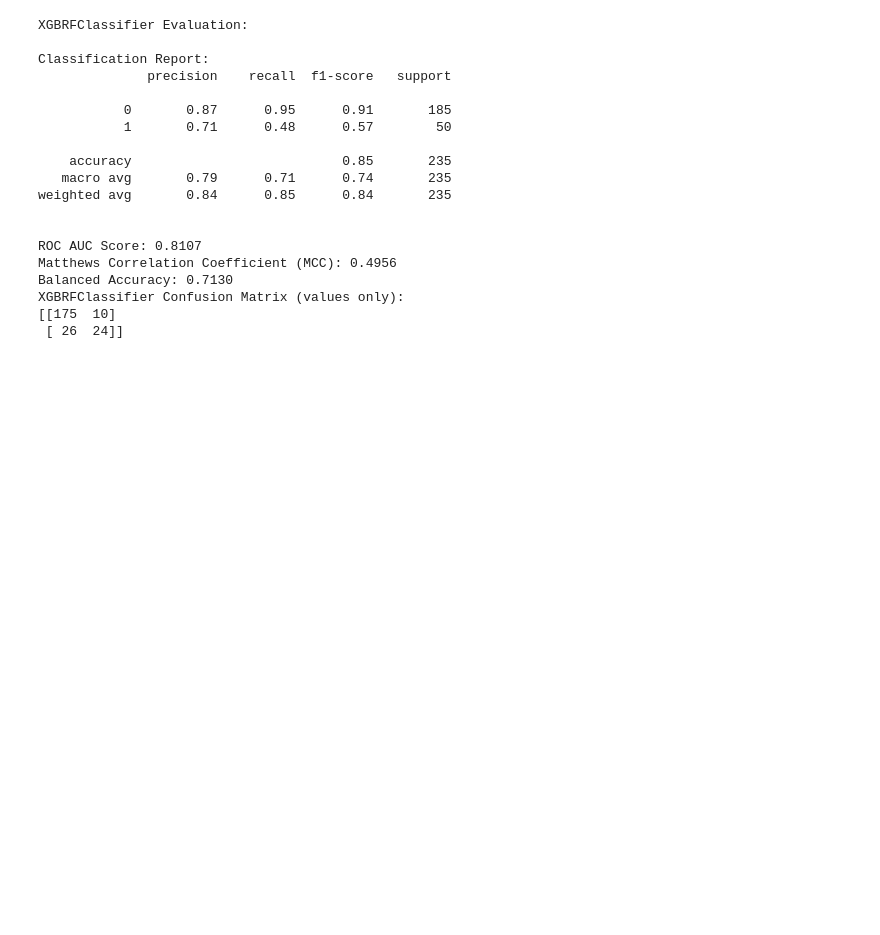
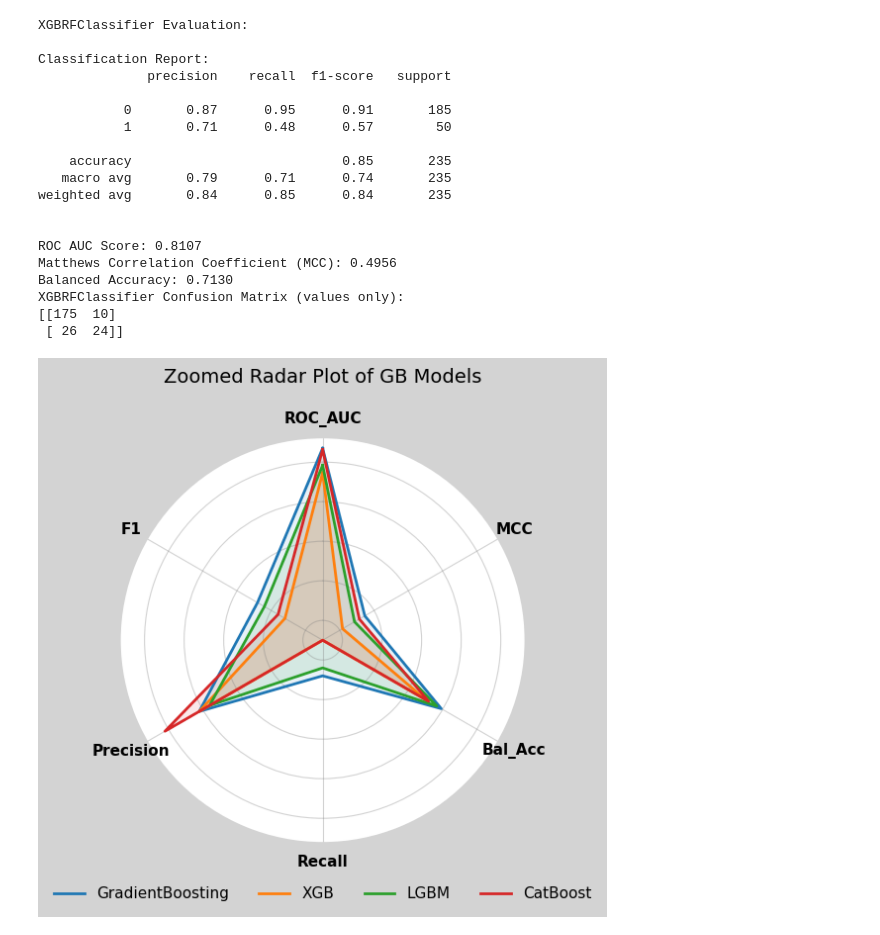
Before and after one commit to MAP9900/Convoy-Predictor-Project, a Jupyter notebook: notebooks/exploration/Algorithm_Test_2.ipynb, the cells around one changed output. Drawn from its saved outputs; the diff is of its cells as text; code cells hidden in the pictures; blank space fills up the shorter version.

Commit message:
Create New GB_Radar_Plot

```diff
--- a/notebooks/exploration/Algorithm_Test_2.ipynb
+++ b/notebooks/exploration/Algorithm_Test_2.ipynb
@@ -211,6 +213,7 @@ MLPClassifier Confusion Matrix (values only):
 #Test of Gradient Descent Classifiers:
 
 xgboostclassifiers = [
+("GB", GradientBoostingClassifier(random_state=1945)), #Add in Sklearn GB Model for easier comparison
 ("XGBC", XGBClassifier(random_state=1945, use_label_encoder=False, eval_metric="logloss")), #avoid waring messages
 ("LGBMC", LGBMClassifier(random_state=1945)),
 ("CatB", CatBoostClassifier(random_state=1945, verbose=0)) #verbose=0 to not print every iteration
@@ -318,0 +329,63 @@ XGBRFClassifier Confusion Matrix (values only):
+# %%
+#Spider Plot Of GB Models
+models_metrics = {
+    "GradientBoosting": {"ROC_AUC": 0.835, "MCC": 0.473, "Bal_Acc": 0.696, "Recall": 0.44, "Precision": 0.71, "F1": 0.54},
+    "XGB":              {"ROC_AUC": 0.773, "MCC": 0.408, "Bal_Acc": 0.651, "Recall": 0.34, "Precision": 0.71, "F1": 0.46},
+    "LGBM":             {"ROC_AUC": 0.792, "MCC": 0.443, "Bal_Acc": 0.683, "Recall": 0.42, "Precision": 0.68, "F1": 0.52},
+    "CatBoost":         {"ROC_AUC": 0.832, "MCC": 0.457, "Bal_Acc": 0.659, "Recall": 0.34, "Precision": 0.81, "F1": 0.48},}
+
+axes = ["ROC_AUC", "MCC", "Bal_Acc", "Recall", "Precision", "F1"]
+N = len(axes)
+#Zoom window
+rmin, rmax = 0.35, 0.86
+def norm(v):
+    return (v - rmin) / (rmax - rmin)
+angles = np.linspace(0, 2*np.pi, N, endpoint=False)
+angles = np.concatenate([angles, [angles[0]]])
+
+fig, ax = plt.subplots(figsize=(10, 6), subplot_kw=dict(polar=True), facecolor='lightgrey')
+#Orientation
+ax.set_theta_offset(np.pi / 2)
+ax.set_theta_direction(-1)
+#Axis Labels
+ax.set_xticks(angles[:-1])
+ax.set_xticklabels(axes, fontsize=11, fontweight="bold")
+for lbl in ax.get_yticklabels():
+    lbl.set_zorder(20)
+    lbl.set_clip_on(False)
+#Radial Scale
+ax.set_ylim(0, 1)
+rticks_raw = np.array([0.40, 0.50, 0.60, 0.70, 0.80])
+rticks = [norm(v) for v in rticks_raw]
+ax.set_yticks(rticks)
+ax.set_yticklabels([]) #Remove Labels
+ax.set_rlabel_position(90)
+#Grid Style
+ax.grid(color="gray", alpha=0.35, linewidth=0.8)
+#Remove outer ring
+ax.spines["polar"].set_visible(False)
+for name, m in models_metrics.items():
+    raw_vals = [m[a] for a in axes]
+    raw_vals = [min(max(v, rmin), rmax) for v in raw_vals]
+    vals = [norm(v) for v in raw_vals]
+    vals = vals + [vals[0]]
+    ax.plot(angles, vals, linewidth=2)
+    ax.fill(angles, vals, alpha=0.10)
+
+ax.set_title("Zoomed Radar Plot of GB Models\n", fontsize=14, pad=25)
+legend_handles = [
+    Line2D([0], [0], color=line.get_color(), lw=2)
+    for line in ax.get_lines()[:len(models_metrics)]]
+ax.legend(
+    legend_handles,
+    models_metrics.keys(),
+    loc="lower center",
+    bbox_to_anchor=(0.5, -0.18),
+    ncol=4,
+    frameon=False,
+    fontsize=11)
+plt.subplots_adjust(top=0.88, bottom=0.20)
+# fig.savefig('/Users/matthewplambeck/Desktop/Convoy Predictor/Plots/GB_Radar_Plot.png', bbox_inches='tight')
+plt.show()
+# %% [output]
+[figure, added]
```
Also changed, not shown: parts of 4 cells of this notebook, 5 other files.
